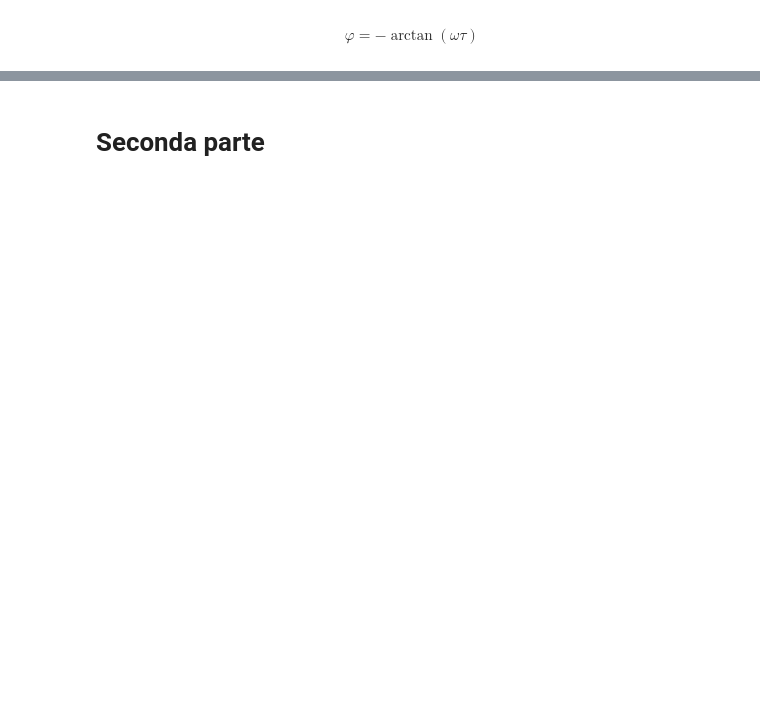
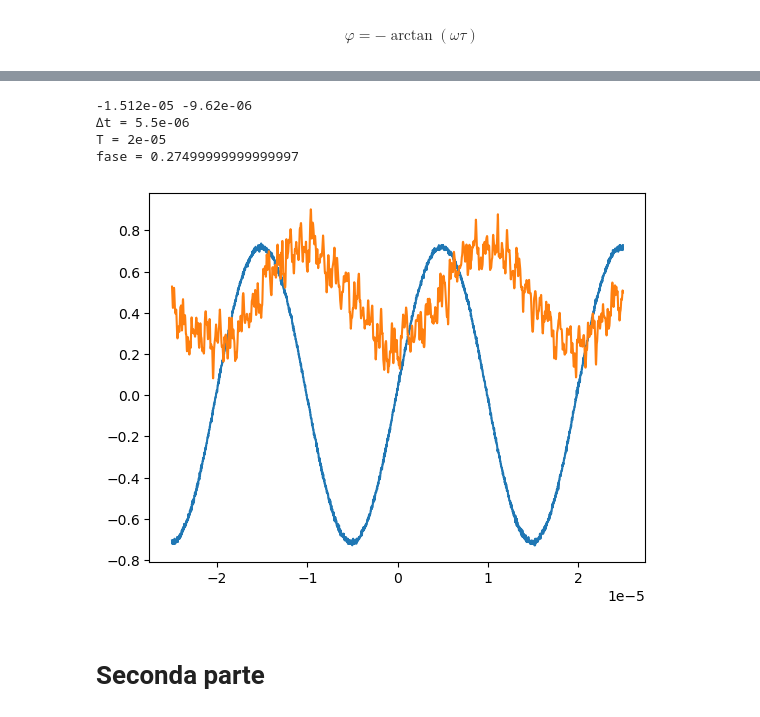
Before and after one commit to RBerga06/unipr-clt-fisica, a Jupyter notebook: lab2/exp4/exp4.ipynb, the cells around one changed output, grey strips where cells are left out. Saved outputs shown, nothing was run; the diff lists cells and outputs as text; code cells hidden in the pictures; blank space fills up the shorter version.

```diff
--- a/lab2/exp4/exp4.ipynb
+++ b/lab2/exp4/exp4.ipynb
@@ -114,3 +110,18 @@ plt.xscale("log")
+# %%
+(f, (t, ch1, ch2mod, _)) = files1mod[19]
+plt.plot(t, ch1)
+plt.plot(t, ch2mod * 100)
+fase = ((t2 := t[np.nanargmax(ch2mod)]) - (t1 := t[np.nanargmax(ch1)])) * f
+print(t1, t2)
+print("∆t =", t2 - t1)
+print("T =", 1 / f)
+print("fase =", fase)
+# %% [output]
+-1.512e-05 -9.62e-06
+∆t = 5.5e-06
+T = 2e-05
+fase = 0.27499999999999997
+[figure, added]
 # %% [markdown]
 # Seconda parte
 # %%
```
Also changed, not shown: parts of 7 cells of this notebook, 52 other files.
